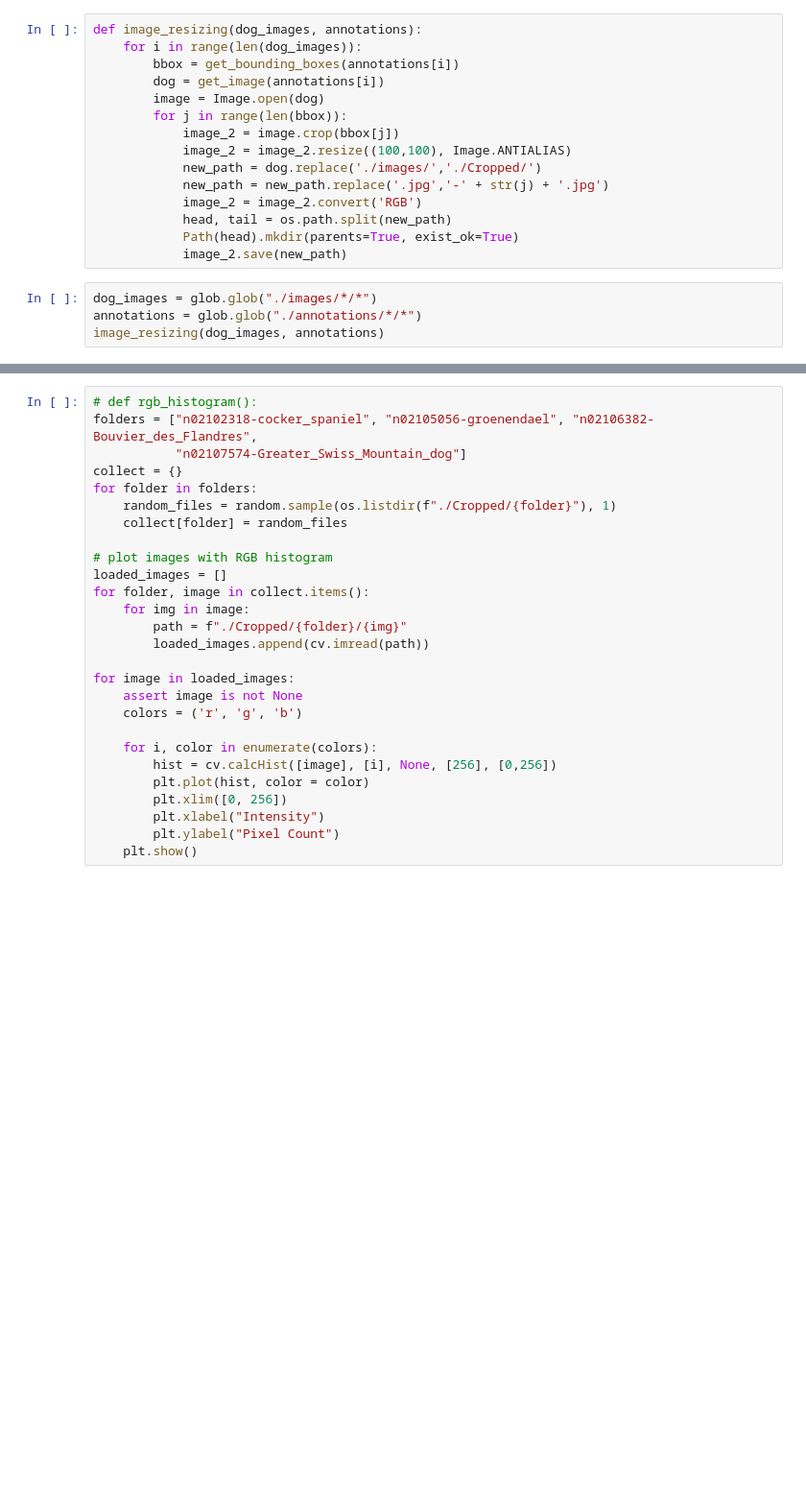
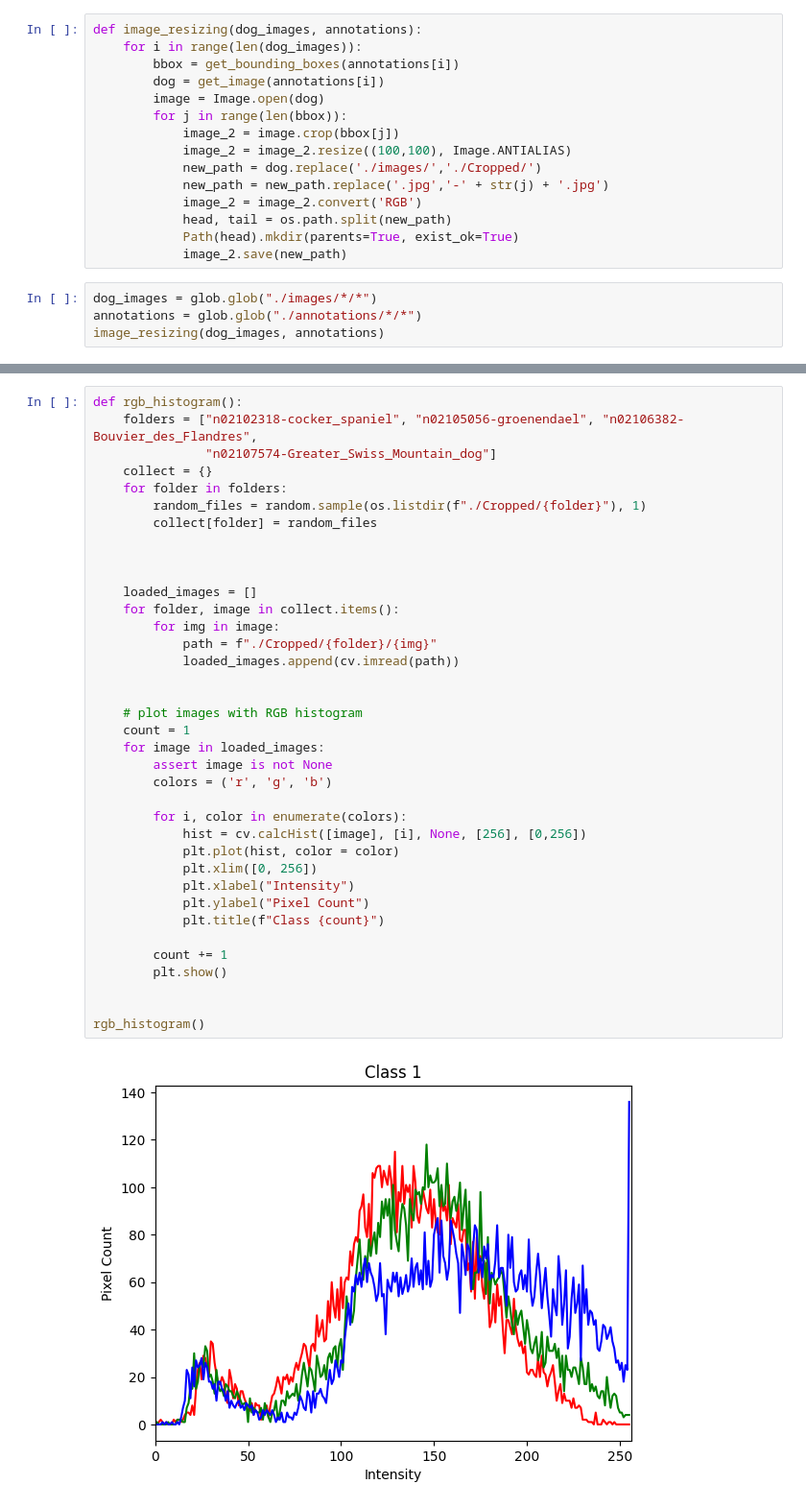
Before and after one commit to million-haileyesus/Data_Mining_I, a Jupyter notebook: DM_Assignment1/programming assignment 1.ipynb, the cells around one changed output, grey strips where cells are left out. Shown at 96% size. Saved outputs shown, nothing was run; the diff lists cells and outputs as text; blank space fills up the shorter version.

```diff
--- a/DM_Assignment1/programming assignment 1.ipynb
+++ b/DM_Assignment1/programming assignment 1.ipynb
@@ -106,27 +147,39 @@ for image in grayscale_images:
 # %%
-# def rgb_histogram():
-folders = ["n02102318-cocker_spaniel", "n02105056-groenendael", "n02106382-Bouvier_des_Flandres",
-           "n02107574-Greater_Swiss_Mountain_dog"]
-collect = {}
-for folder in folders:
-    random_files = random.sample(os.listdir(f"./Cropped/{folder}"), 1)
-    collect[folder] = random_files
+def rgb_histogram():
+    folders = ["n02102318-cocker_spaniel", "n02105056-groenendael", "n02106382-Bouvier_des_Flandres",
+               "n02107574-Greater_Swiss_Mountain_dog"]
+    collect = {}
+    for folder in folders:
+        random_files = random.sample(os.listdir(f"./Cropped/{folder}"), 1)
+        collect[folder] = random_files
 
-# plot images with RGB histogram
-loaded_images = []
-for folder, image in collect.items():
-    for img in image:
-        path = f"./Cropped/{folder}/{img}"
-        loaded_images.append(cv.imread(path))
 
-for image in loaded_images:
-    assert image is not None
-    colors = ('r', 'g', 'b')
 
-    for i, color in enumerate(colors):
-        hist = cv.calcHist([image], [i], None, [256], [0,256])
-        plt.plot(hist, color = color)
-        plt.xlim([0, 256])
-        plt.xlabel("Intensity")
-        plt.ylabel("Pixel Count")
-    plt.show()
+    loaded_images = []
+    for folder, image in collect.items():
+        for img in image:
+            path = f"./Cropped/{folder}/{img}"
+            loaded_images.append(cv.imread(path))
+
+
+    # plot images with RGB histogram
+    count = 1
+    for image in loaded_images:
+        assert image is not None
+        colors = ('r', 'g', 'b')
+
+        for i, color in enumerate(colors):
+            hist = cv.calcHist([image], [i], None, [256], [0,256])
+            plt.plot(hist, color = color)
+            plt.xlim([0, 256])
+            plt.xlabel("Intensity")
+            plt.ylabel("Pixel Count")
+            plt.title(f"Class {count}")
+
+        count += 1
+        plt.show()
+
+
+rgb_histogram()
+# %% [output]
+[figure, added]
```
Also changed, not shown: parts of 7 cells of this notebook, 9 other files.
